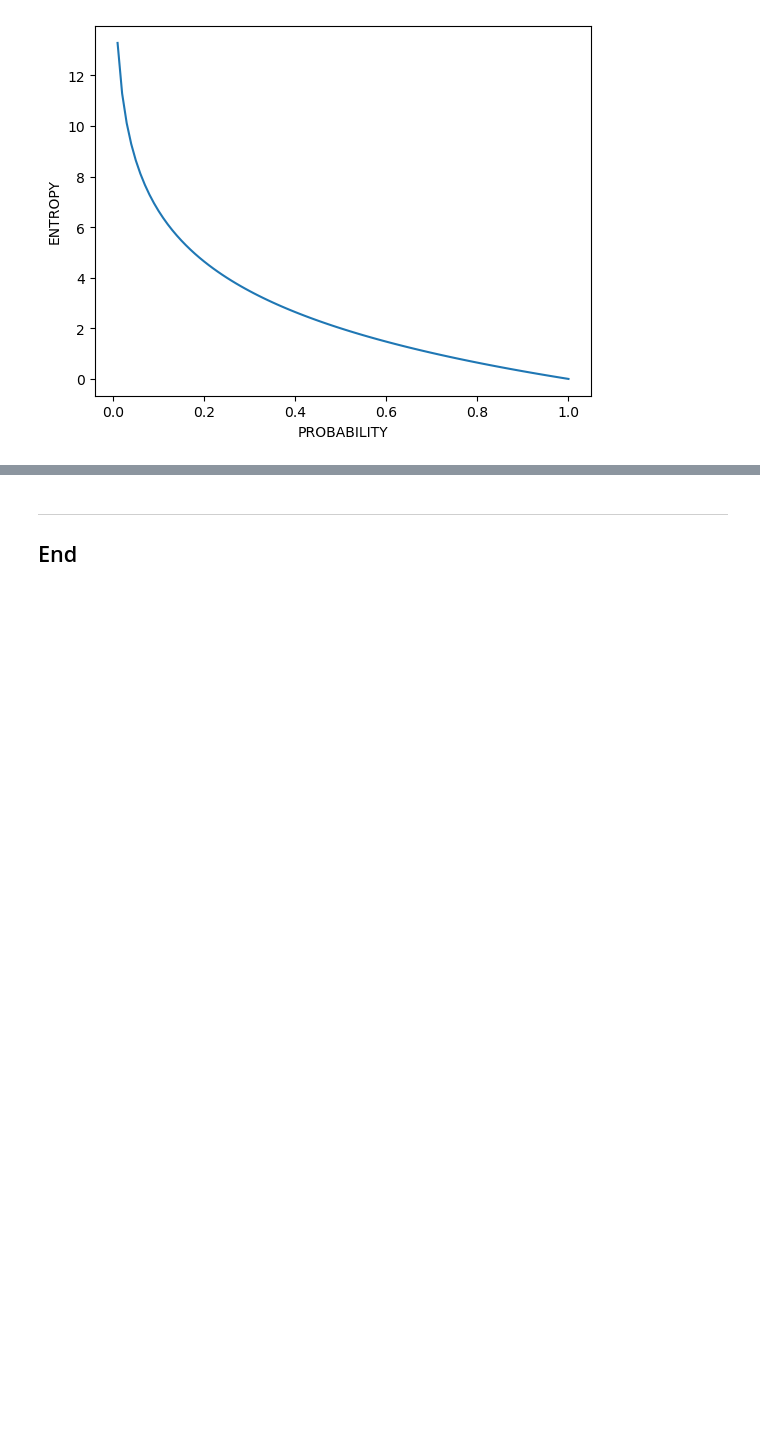
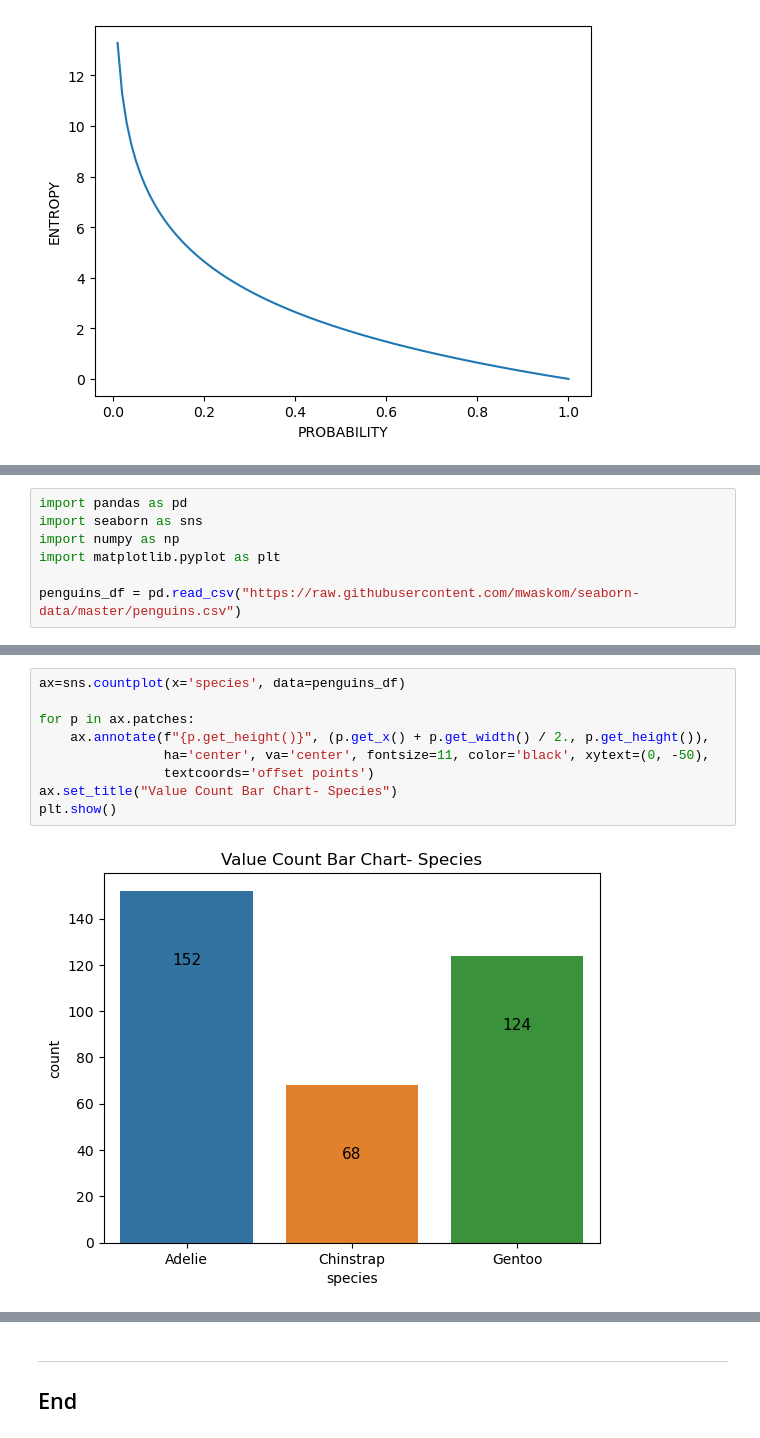
Before and after one commit to OlgaKnut/fundamentals-of-data-analysis-project, a Jupyter notebook: tasks.ipynb, the cells around one changed output, grey strips where cells are left out. Saved outputs shown, nothing was run; the diff lists cells and outputs as text; blank space fills up the shorter version.

Commit message:
Bar and Pie charts

```diff
--- a/tasks.ipynb
+++ b/tasks.ipynb
@@ -157,0 +165,7 @@ the penguin data set.
+# %%
+import pandas as pd
+import seaborn as sns
+import numpy as np
+import matplotlib.pyplot as plt
+
+penguins_df = pd.read_csv("https://raw.githubusercontent.com/mwaskom/seaborn-data/master/penguins.csv")
@@ -157,0 +181,11 @@ the penguin data set.
+# %%
+ax=sns.countplot(x='species', data=penguins_df)
+
+for p in ax.patches:
+    ax.annotate(f"{p.get_height()}", (p.get_x() + p.get_width() / 2., p.get_height()),
+                ha='center', va='center', fontsize=11, color='black', xytext=(0, -50),
+                textcoords='offset points')
+ax.set_title("Value Count Bar Chart- Species")
+plt.show()
+# %% [output]
+[figure, added]
```
Also changed, not shown: parts of 39 cells of this notebook, 1 other file.
